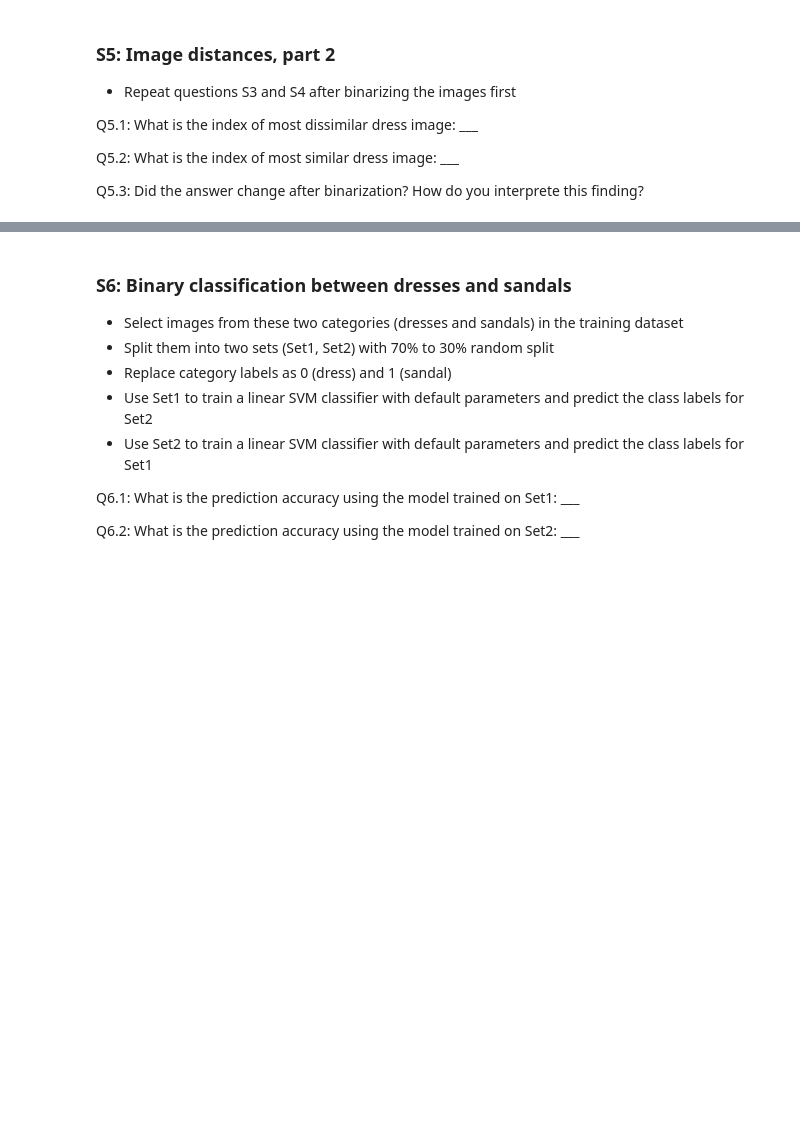
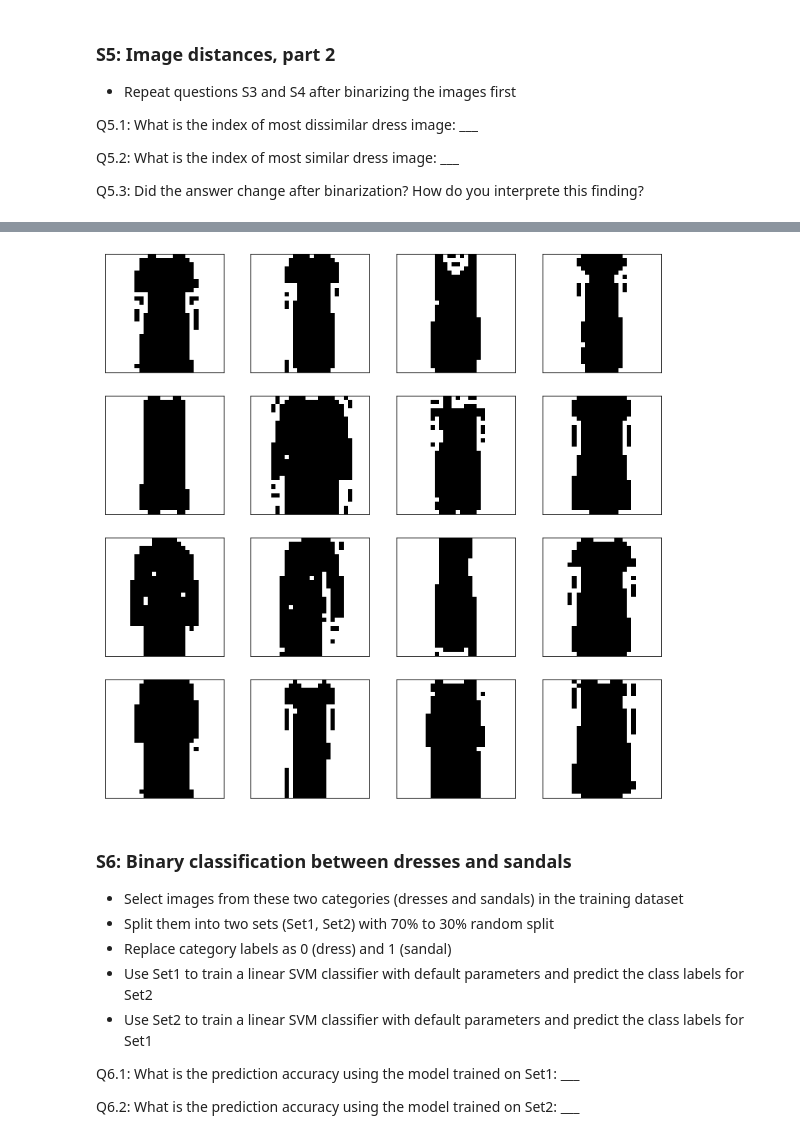
Before and after one commit to johnatawnclementawn/RemoteSensing_650_HW, a Jupyter notebook: HW1/MUSA650_Spring2022_HW1.ipynb, the cells around one changed output, grey strips where cells are left out. Cells and saved outputs as stored; diff of their text form; code cells hidden in the pictures; blank space fills up the shorter version.

```diff
--- a/HW1/MUSA650_Spring2022_HW1.ipynb
+++ b/HW1/MUSA650_Spring2022_HW1.ipynb
@@ -274,0 +283,21 @@ plt.show()
+# %%
+# Binarize test dresses
+XX = dftest.iloc[:,1:].values
+yy = dftest.iloc[:,0].values
+dressesTrain =  np.where(yy == 3)[0]
+
+
+bnDressesTest = np.where(XX[dressesTrain] > 0, 1, 0) # Binarize values <= 0 into 0, anything > 1 = 0
+# %%
+plt.figure(figsize=(12,12))
+
+for i in range(16):
+    plt.subplot(4,4,i+1)
+    plt.xticks([])
+    plt.yticks([])
+    #plt.grid(False)
+    plt.imshow(bnDressesTest[i].reshape(28,28), cmap=plt.cm.binary)
+plt.tight_layout
+plt.show()
+# %% [output]
+[figure, added]
```
Also changed, not shown: parts of 14 cells of this notebook.
